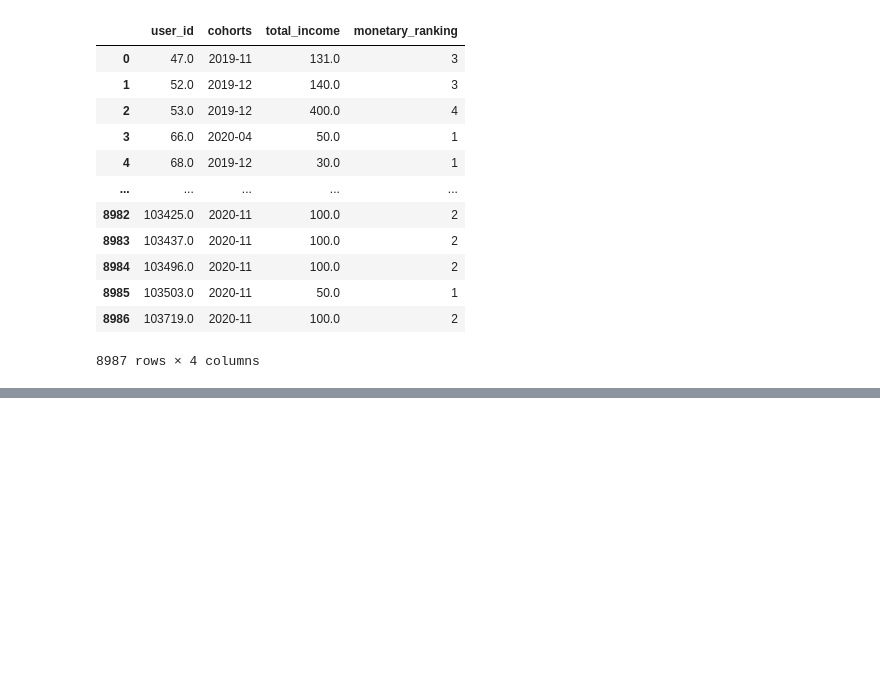
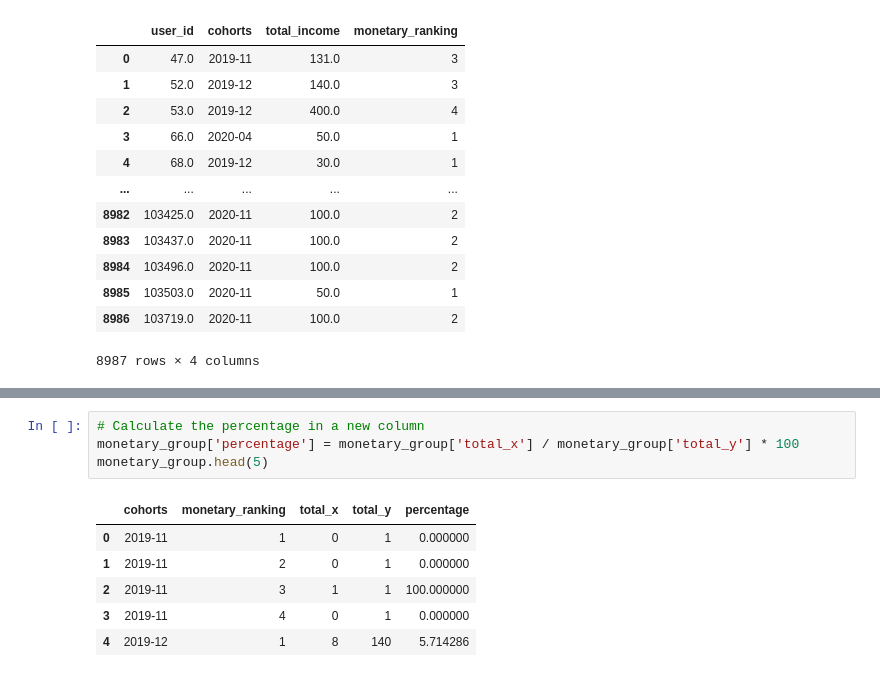
Before and after one commit to ivanseldas/microcredit-churn-classifier, a Jupyter notebook: Main_Latest.ipynb, the cells around one changed output, grey strips where cells are left out. Drawn from its saved outputs; the diff is of its cells as text; blank space fills up the shorter version.

```diff
--- a/Main_Latest.ipynb
+++ b/Main_Latest.ipynb
@@ -321 +334,12 @@ monetary_group
+# %%
+# Calculate the percentage in a new column
+monetary_group['percentage'] = monetary_group['total_x'] / monetary_group['total_y'] * 100
+monetary_group.head(5)
+# %% [output]
+|  | cohorts | monetary_ranking | total_x | total_y | percentage |
+| 0 | 2019-11 | 1 | 0 | 1 | 0.000000 |
+| 1 | 2019-11 | 2 | 0 | 1 | 0.000000 |
+| 2 | 2019-11 | 3 | 1 | 1 | 100.000000 |
+| 3 | 2019-11 | 4 | 0 | 1 | 0.000000 |
+| 4 | 2019-12 | 1 | 8 | 140 | 5.714286 |
 # %%
```
Also changed, not shown: parts of 4 cells of this notebook.
